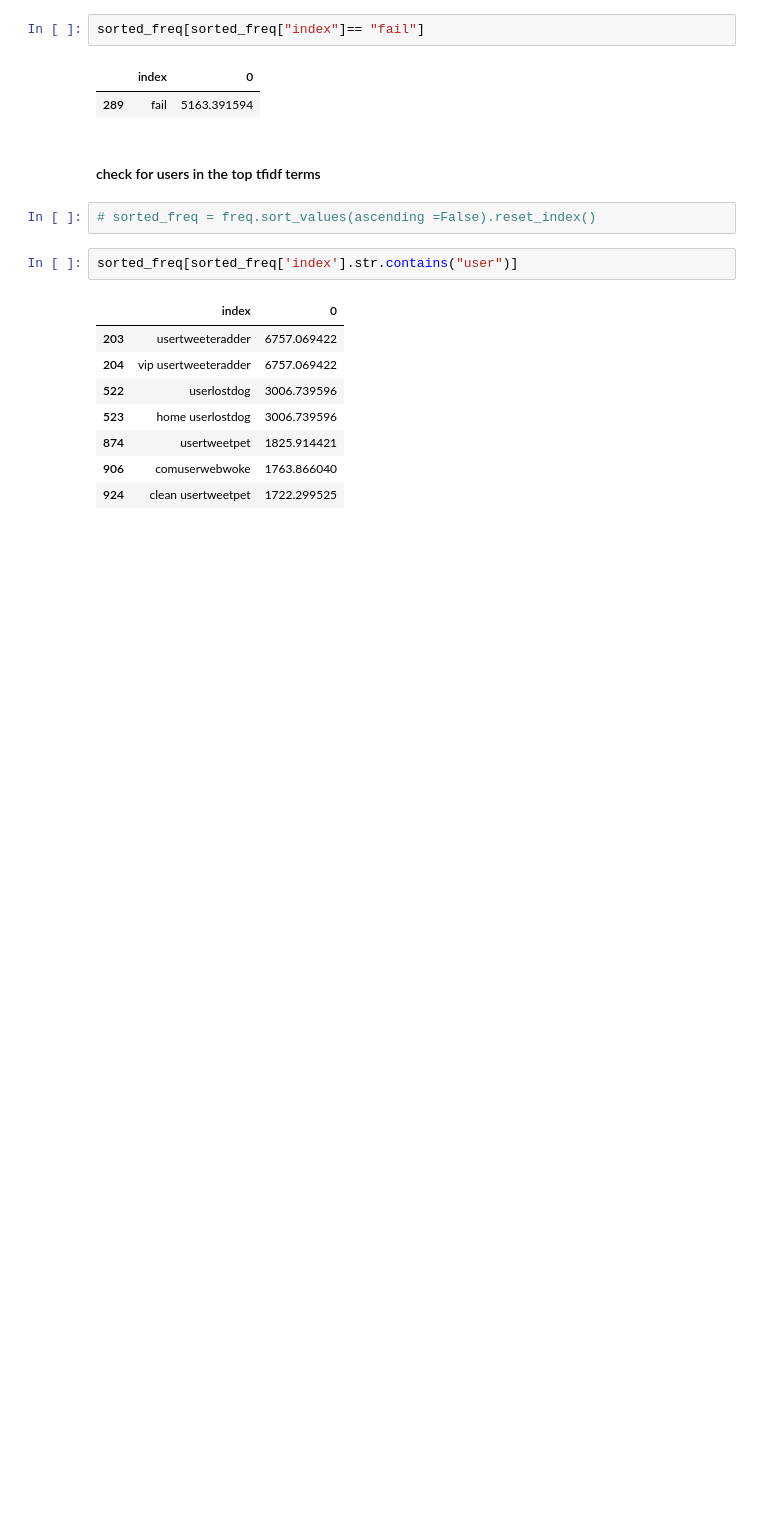
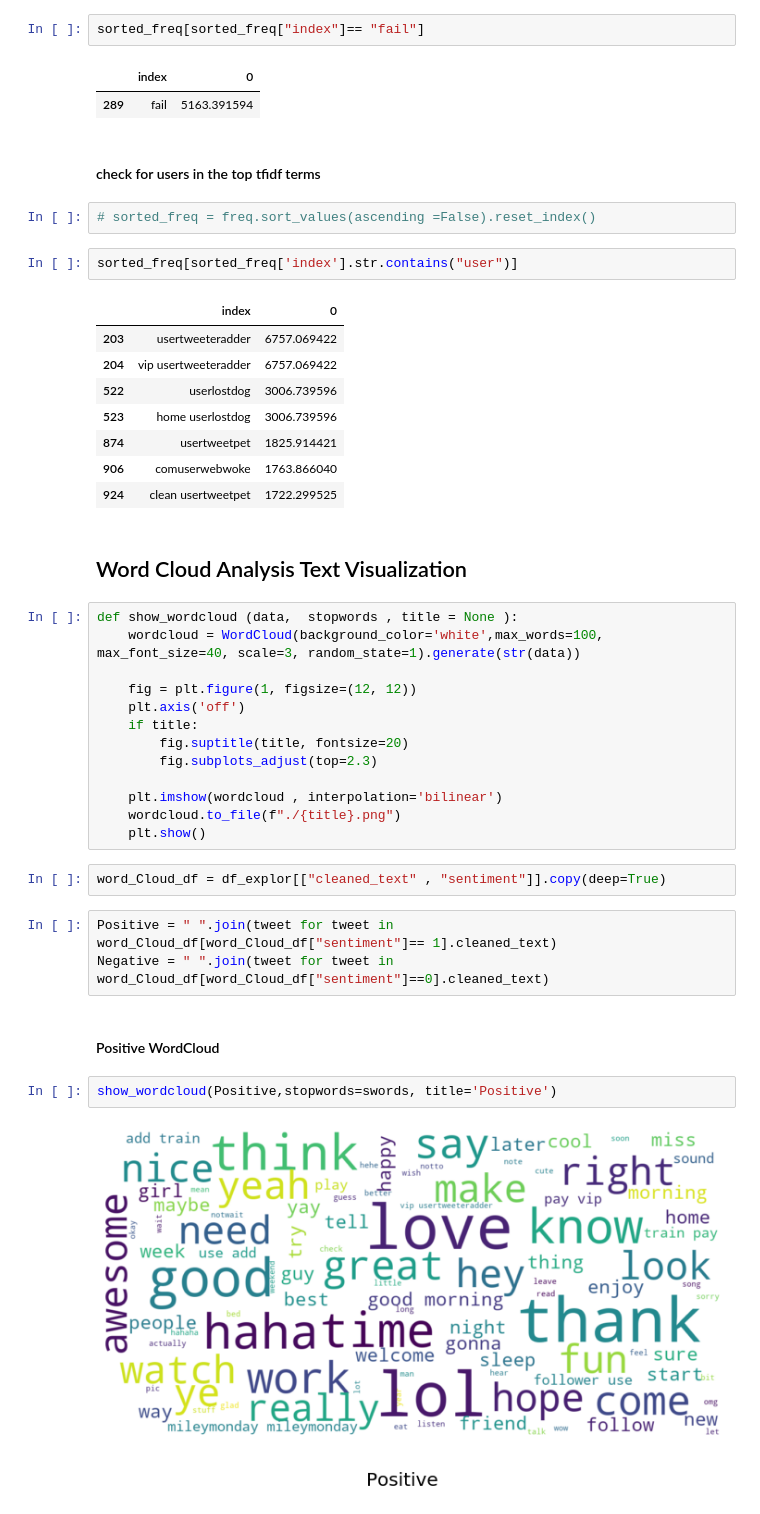
Before and after one commit to Mustafa-omer-mohammed/Tweets-Sentiment-Analysis-Binary-Classification-Problem, a Jupyter notebook: textual analysis.ipynb, the cells around one changed output. Saved outputs shown, nothing was run; the diff lists cells and outputs as text; blank space fills up the shorter version.

Commit message:
WordCloud for positive and negative tweets
Implementation or the wordcloud in order to have an a priori view (after data cleaning) of the words that characterize a tweet gruop.

```diff
--- a/textual analysis.ipynb
+++ b/textual analysis.ipynb
@@ -423,3 +423,29 @@ sorted_freq[sorted_freq['index'].str.contains("user")]
 | 874 | usertweetpet | 1825.914421 |
 | 906 | comuserwebwoke | 1763.866040 |
 | 924 | clean usertweetpet | 1722.299525 |
+# %% [markdown]
+## Word Cloud Analysis Text Visualization
+# %%
+def show_wordcloud (data,  stopwords , title = None ):
+    wordcloud = WordCloud(background_color='white',max_words=100, max_font_size=40, scale=3, random_state=1).generate(str(data))
+
+    fig = plt.figure(1, figsize=(12, 12))
+    plt.axis('off')
+    if title:
+        fig.suptitle(title, fontsize=20)
+        fig.subplots_adjust(top=2.3)
+
+    plt.imshow(wordcloud , interpolation='bilinear')
+    wordcloud.to_file(f"./{title}.png")
+    plt.show()
+# %%
+word_Cloud_df = df_explor[["cleaned_text" , "sentiment"]].copy(deep=True)
+# %%
+Positive = " ".join(tweet for tweet in word_Cloud_df[word_Cloud_df["sentiment"]== 1].cleaned_text)
+Negative = " ".join(tweet for tweet in word_Cloud_df[word_Cloud_df["sentiment"]==0].cleaned_text)
+# %% [markdown]
+#### Positive WordCloud
+# %%
+show_wordcloud(Positive,stopwords=swords, title='Positive')
+# %% [output]
+[figure, added]
```
Also changed, not shown: parts of 2 cells of this notebook.
